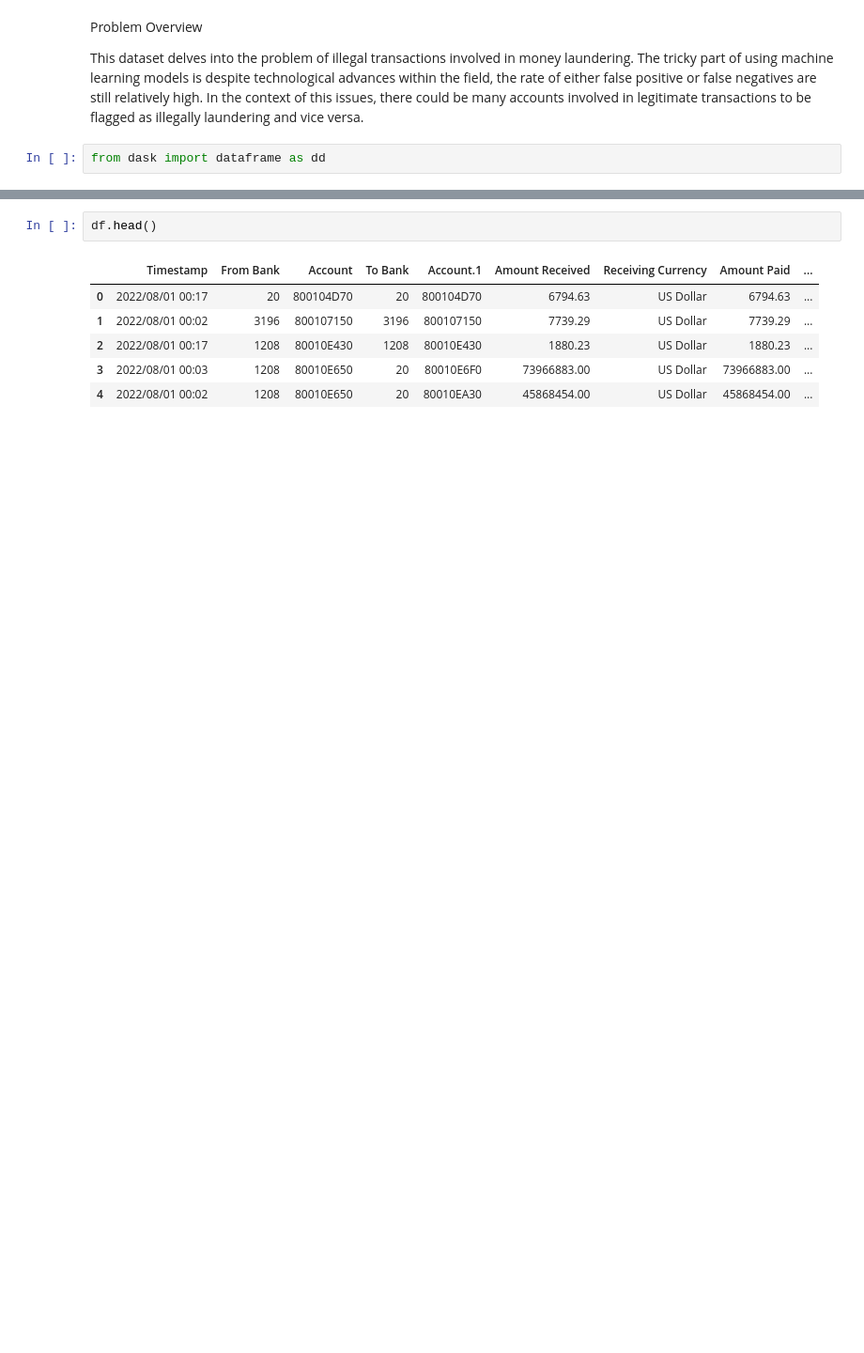
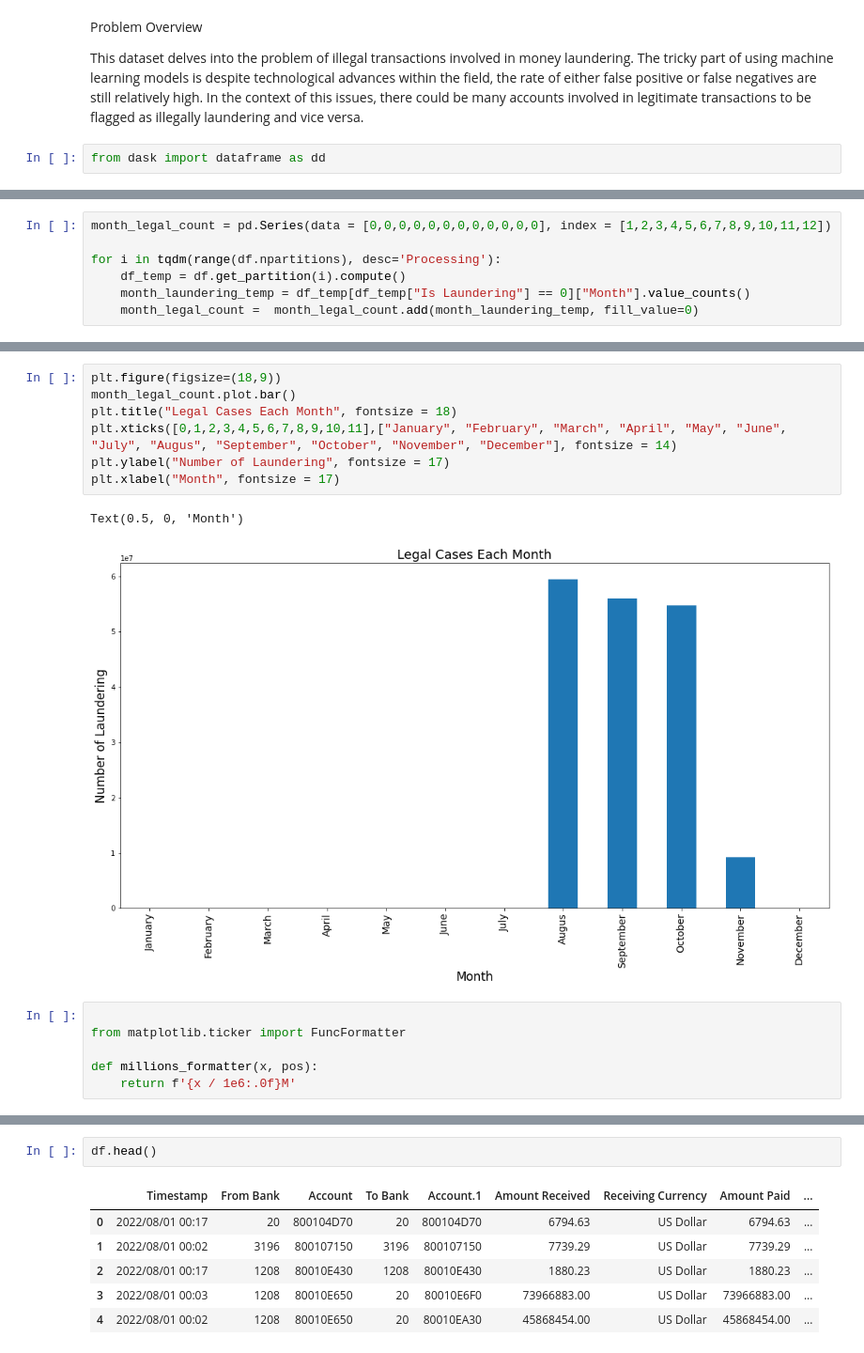
Before and after one commit to foxyglue/DSCO_pre, a Jupyter notebook: Prelim__.ipynb, the cells around one changed output, grey strips where cells are left out. Shown: that part at 94% size. Drawn from its saved outputs; the diff is of its cells as text; blank space fills up the shorter version.

```diff
--- a/Prelim__.ipynb
+++ b/Prelim__.ipynb
@@ -16,0 +80,7 @@ df = dd.read_csv('HI-Large_Trans.csv')
+# %%
+month_legal_count = pd.Series(data = [0,0,0,0,0,0,0,0,0,0,0,0], index = [1,2,3,4,5,6,7,8,9,10,11,12])
+
+for i in tqdm(range(df.npartitions), desc='Processing'):
+    df_temp = df.get_partition(i).compute()
+    month_laundering_temp = df_temp[df_temp["Is Laundering"] == 0]["Month"].value_counts()
+    month_legal_count =  month_legal_count.add(month_laundering_temp, fill_value=0)
@@ -16,0 +97,16 @@ df = dd.read_csv('HI-Large_Trans.csv')
+# %%
+plt.figure(figsize=(18,9))
+month_legal_count.plot.bar()
+plt.title("Legal Cases Each Month", fontsize = 18)
+plt.xticks([0,1,2,3,4,5,6,7,8,9,10,11],["January", "February", "March", "April", "May", "June", "July", "Augus", "September", "October", "November", "December"], fontsize = 14)
+plt.ylabel("Number of Laundering", fontsize = 17)
+plt.xlabel("Month", fontsize = 17)
+# %% [output]
+Text(0.5, 0, 'Month')
+[figure, added]
+# %%
+
+from matplotlib.ticker import FuncFormatter
+
+def millions_formatter(x, pos):
+    return f'{x / 1e6:.0f}M'
```
Also changed, not shown: parts of 45 cells of this notebook, 1 other file.
